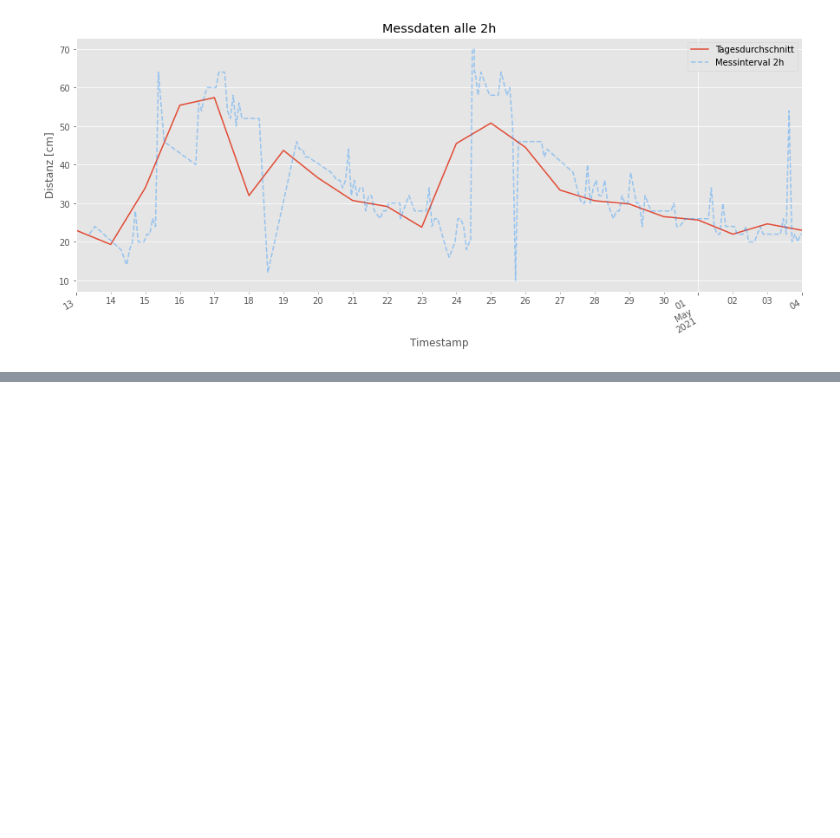
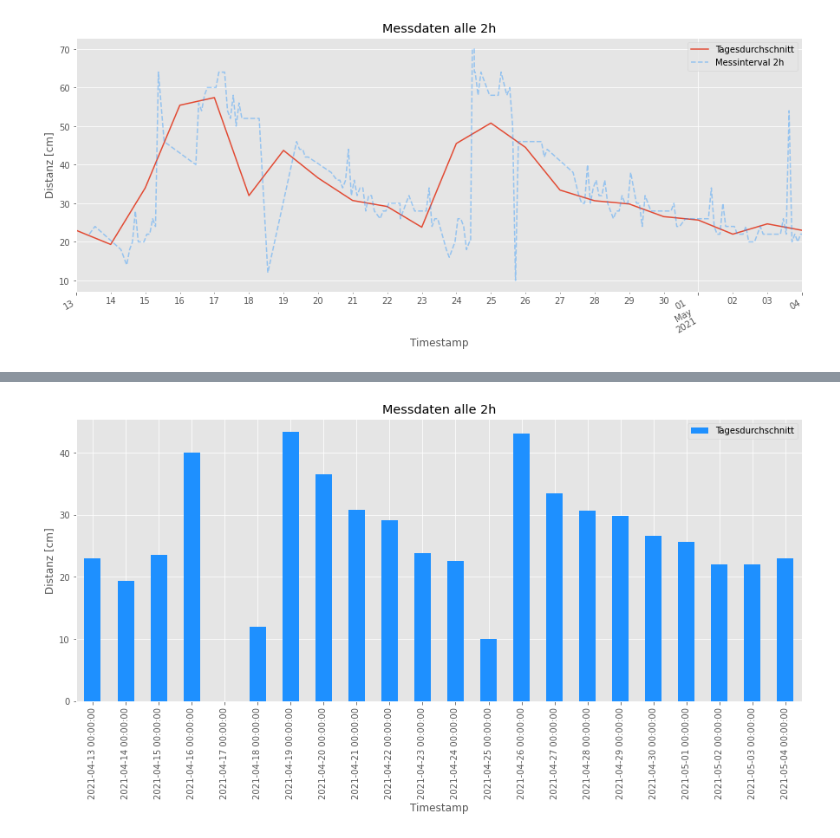
Before and after one commit to phyti1/ds_p4_kompotoi, a Jupyter notebook: Data_aquissation_sensoneo.ipynb, the cells around one changed output, grey strips where cells are left out. Cells and saved outputs as stored; diff of their text form; code cells hidden in the pictures; blank space fills up the shorter version.

```diff
--- a/Data_aquissation_sensoneo.ipynb
+++ b/Data_aquissation_sensoneo.ipynb
@@ -312,0 +321,9 @@ Text(0, 0.5, 'Distanz [cm]')
+# %%
+df_sensoneo['Distance'].resample('D').mean().plot(kind='bar', color='dodgerblue', figsize=(15,6), label='Tagesdurchschnitt')
+#df_sensoneo['Distance'].plot(kindcolor='dodgerblue', linestyle='--', alpha=0.4, figsize=(15,6), label='Messinterval 2h')
+plt.title('Messdaten alle 2h')
+plt.ylabel('Distanz [cm]')
+plt.legend()
+plt.show()
+# %% [output]
+[figure, added]
```
Also changed, not shown: parts of 10 cells of this notebook.
